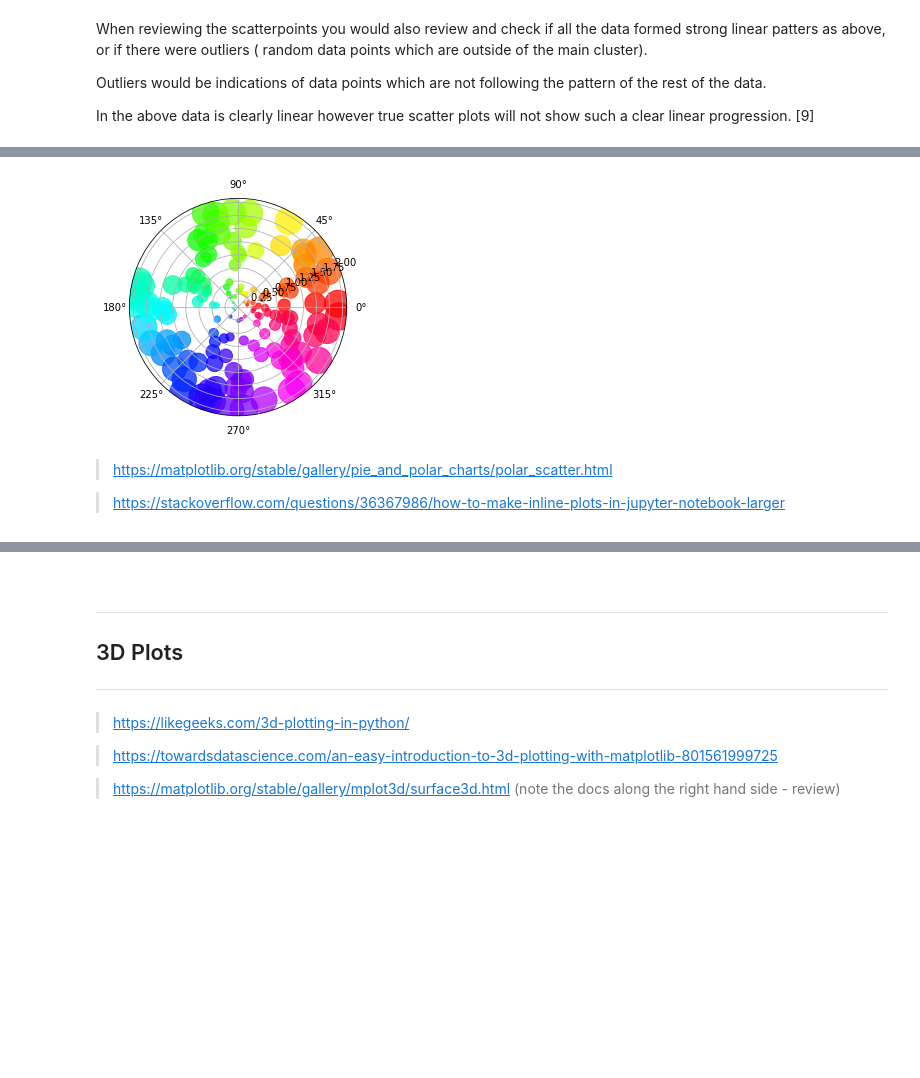
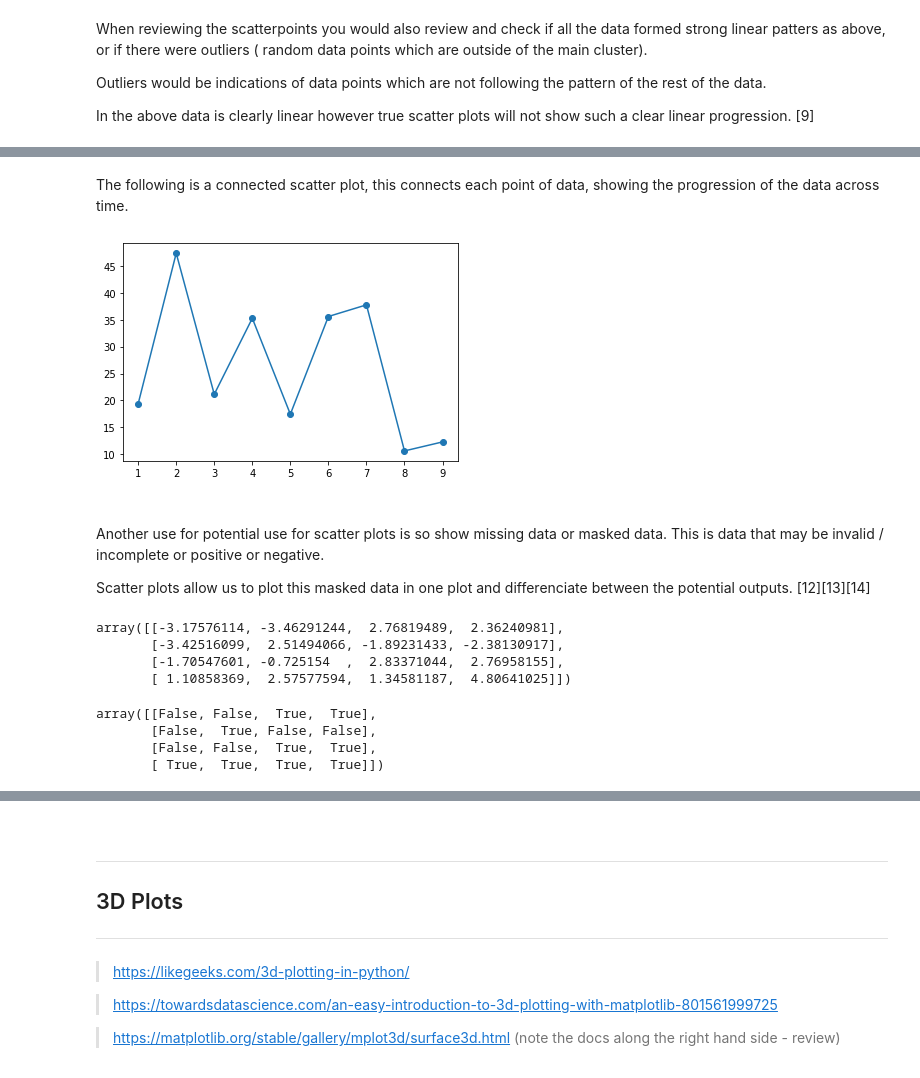
Before and after one commit to VCurry20/FDAProject2021, a Jupyter notebook: pyplot.ipynb, the cells around one changed output, grey strips where cells are left out. Saved outputs shown, nothing was run; the diff lists cells and outputs as text; code cells hidden in the pictures; blank space fills up the shorter version.

```diff
--- a/pyplot.ipynb
+++ b/pyplot.ipynb
@@ -377,22 +379,49 @@ Text(0, 0.5, 'Y Axis')
-# %%
-np.random.seed(19680801)
-
-# Compute areas and colors
-N = 150
-r = 2 * np.random.rand(N)
-theta = 2 * np.pi * np.random.rand(N)
-area = 200 * r**2
-colors = theta
-
-fig = plt.figure()
-ax = fig.add_subplot(projection='polar')
-c = ax.scatter(theta, r, c=colors, s=area, cmap='hsv', alpha=0.75)
-
-plt.rcParams['figure.figsize'] = [30, 10]
-# %% [output]
-[figure, removed]
-# %% [markdown]
-
-> https://matplotlib.org/stable/gallery/pie_and_polar_charts/polar_scatter.html
-
-> https://stackoverflow.com/questions/36367986/how-to-make-inline-plots-in-jupyter-notebook-larger
+# %% [markdown]
+The following is a connected scatter plot, this connects each point of data, showing the progression of the data across time.
+# %%
+import pandas as pd
+
+df = pd.DataFrame({
+      'x_axis': range(1,10),
+      'y_axis': rng.random(9)*80+range(1,10)
+  })
+
+
+plt.plot('x_axis', 'y_axis', data=df, linestyle='-', marker='o')
+plt.show()
+
+# [11]
+# %% [output]
+[figure, added]
+# %% [markdown]
+<br>
+
+Another use for potential use for scatter plots is so show missing data or masked data. This is data that may be invalid / incomplete or positive or negative.
+
+Scatter plots allow us to plot this masked data in one plot and differenciate between the potential outputs. [12][13][14]
+# %%
+# To illustrate the process of masked data please see following outputs
+
+A = 10 * rng.random((4,4)) -5      # set the random outputs - minus and plus outputs
+
+A                                  # Print A
+# %% [output]
+array([[-3.17576114, -3.46291244,  2.76819489,  2.36240981],
+       [-3.42516099,  2.51494066, -1.89231433, -2.38130917],
+       [-1.70547601, -0.725154  ,  2.83371044,  2.76958155],
+       [ 1.10858369,  2.57577594,  1.34581187,  4.80641025]])
+# %%
+mask = A > 0       # mask values - which are greater than 0
+
+mask               # output boolean values
+
+# here you are asking to out put false or positive outputs if the value of the number is greater than 0
+# the number is being assessed and an output value is being given
+# using this process you can remove false outputs from your data
+
+# [15]
+# %% [output]
+array([[False, False,  True,  True],
+       [False,  True, False, False],
+       [False, False,  True,  True],
+       [ True,  True,  True,  True]])
```
Also changed, not shown: parts of 8 cells of this notebook, 1 other file.
